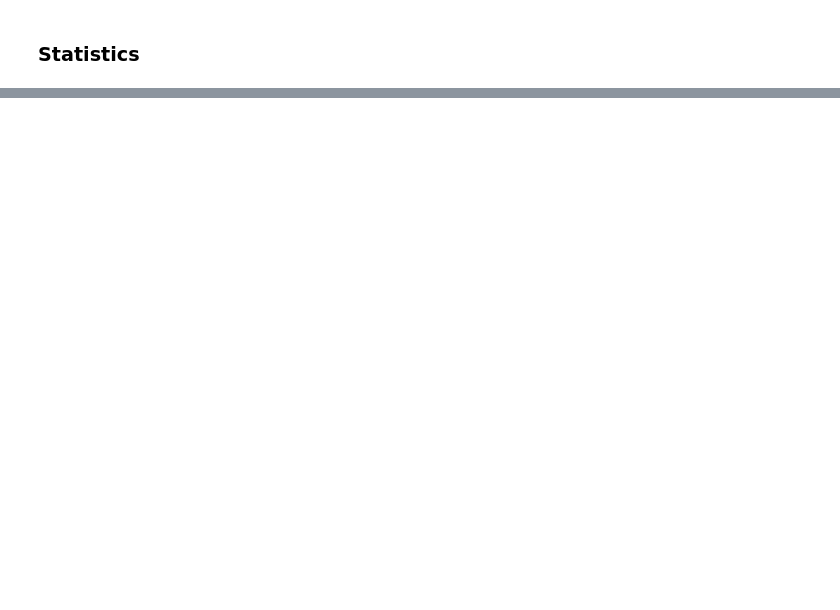
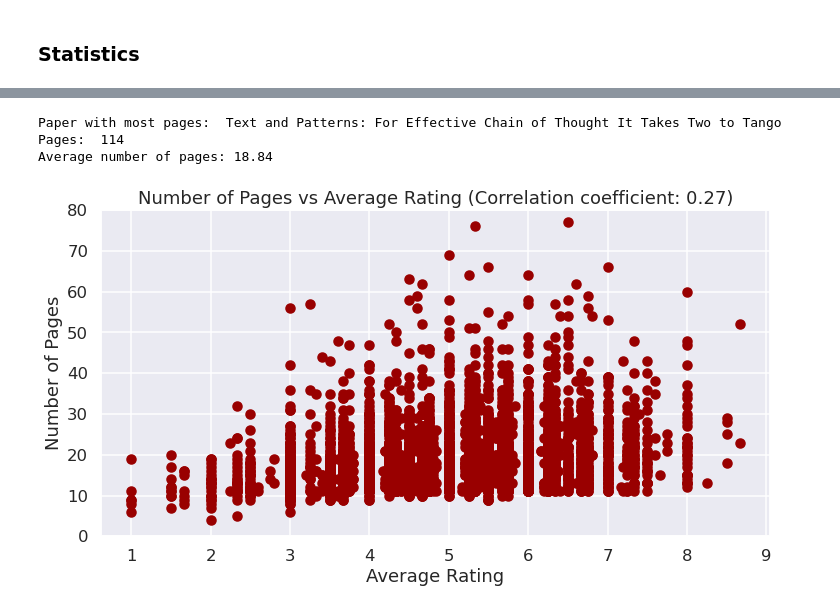
Before and after one commit to fedebotu/ICLR2023-OpenReviewData, a Jupyter notebook: notebooks/1. Plots.ipynb, the cells around one changed output, grey strips where cells are left out. Drawn from its saved outputs; the diff is of its cells as text; code cells hidden in the pictures; blank space fills up the shorter version.

```diff
--- a/notebooks/1. Plots.ipynb
+++ b/notebooks/1. Plots.ipynb
@@ -347,0 +293,8 @@ plt.show()
+# %%
+pdf_data = pd.read_hdf(f'{data_path}{venue_short}_pdf_data_{date}.h5')
+df_full = df.merge(pdf_data, on='id', how='left')
+# eliminate nan data
+df_full = df_full.dropna(subset=['ratings_avg'])
+# drop num pages = 0 (only one paper had a problem in crawling pages)
+df_full = df_full[df_full['num_pages'] != 0]
+df_full.head()
@@ -347,0 +350,19 @@ plt.show()
+# %%
+# Plot number of pages vs average ratings
+fig = plt.figure(figsize=(12, 6))
+plt.title(r"Number of Pages vs Average Rating (Correlation coefficient: {:.2f})".format(np.corrcoef(df_full['ratings_avg'], df_full['num_pages'] / (1024**2))[0, 1]))
+
+plt.scatter(df_full['ratings_avg'], df_full['num_pages'], color='#990000')
+plt.xlabel('Average Rating')
+plt.ylabel('Number of Pages')
+# set limit
+plt.ylim(0, 80) # cut paper with more than 50 pages
+
+print("Paper with most pages: ", df_full[df_full['num_pages'] == df_full['num_pages'].max()]['title'].values[0], "\nPages: ", df_full['num_pages'].max())
+print("Average number of pages: {:.2f} ".format(df_full['num_pages'].mean()))
+plt.savefig(f'{image_path}num_pages_vs_ratings_{date}.png')
+# %% [output]
+Paper with most pages:  Text and Patterns: For Effective Chain of Thought It Takes Two to Tango
+Pages:  114
+Average number of pages: 18.84
+[figure, added]
```
Also changed, not shown: parts of 19 cells of this notebook, 3 other files.
